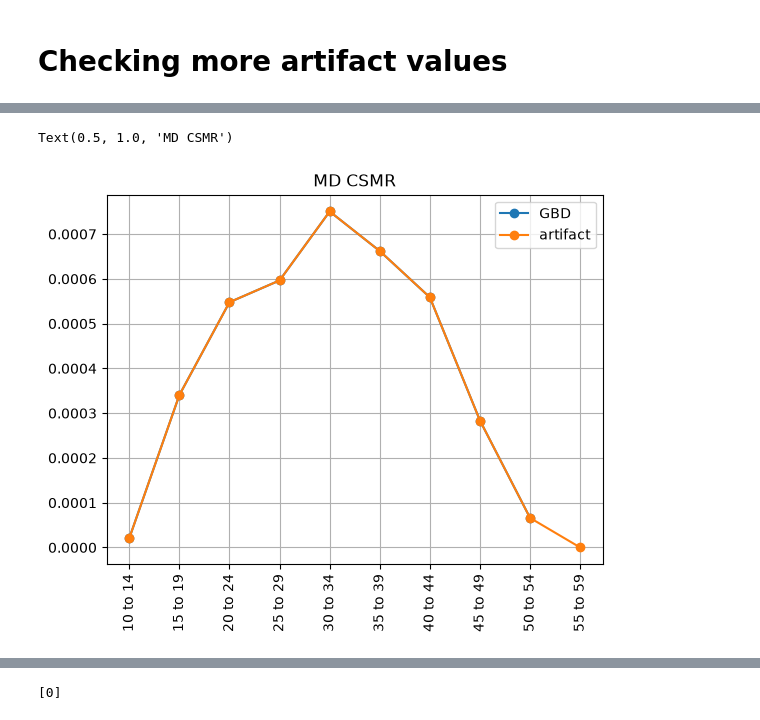
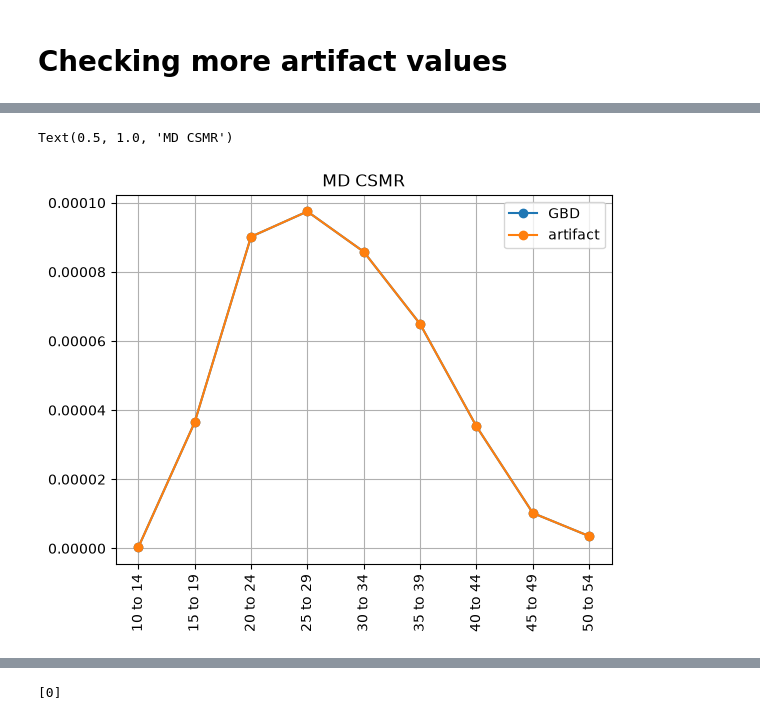
Before and after one commit to ihmeuw/vivarium_gates_lsff_2026, a Jupyter notebook: 5000_analyze_results/validation/pregnancy_model_NO/mat_dis_anemia.ipynb, the cells around one changed output, grey strips where cells are left out. Saved outputs shown, nothing was run; the diff lists cells and outputs as text; code cells hidden in the pictures.

Commit message:
Albrja/mic 7476/remove get draws (#72)

```diff
--- a/5000_analyze_results/validation/pregnancy_model_NO/mat_dis_anemia.ipynb
+++ b/5000_analyze_results/validation/pregnancy_model_NO/mat_dis_anemia.ipynb
@@ -537,16 +538,16 @@ plt.legend()
 # %%
 # MD anemia YLDs
 
-x = get_draws(release_id=16,
-                    year_id=YEAR_START,
-                    source='como',
-                    gbd_id_type='sequela_id',
-                    gbd_id=[182,183,184],
-                    measure_id=3,
-                    metric_id=3,
-                    sex_id=2,
-                    age_group_id=list(range(7,16)),
-                    location_id=location_id)
+x = get_machinery_estimates(entity='sequela',
+                            entity_id=[182,183,184],
+                            release_id=16,
+                            estimates='draws',
+                            year_id=YEAR_START,
+                            measure_id=3,
+                            metric_id=3,
+                            sex_id=2,
+                            age_group_id=list(range(7,16)),
+                            location_id=location_id)
 x = x.merge(get_ids('age_group'), on='age_group_id')
 x['age_start'] = x.age_group_name.str.split(' to ', expand=True)[0].astype(float)
 x['age_end'] = x.age_group_name.str.split(' to ', expand=True)[1].astype(float) + 1
@@ -635,14 +636,15 @@ Text(0.5, 1.0, 'Maternal disorders YLDs per non-fatal case')
 # %%
-gbd_csmr = get_outputs(release_id=16,
-                    year_id=YEAR_START,
-                    sex_id=2,
-                    age_group_id=list(range(7,17)),
-                    topic='cause',
-                    cause_id=366,
-                    measure_id=1,
-                    metric_id=3,
-                    location_id=location_id,
-                    #compare_version_id=7948
-                      )
+gbd_csmr = get_machinery_estimates(release_id=16,
+                                   year_id=YEAR_START,
+                                   sex_id=2,
+                                   age_group_id=list(range(7,17)),
+                                   entity='cause',
+                                   entity_id=366,
+                                   measure_id=1,
+                                   metric_id=3,
+                                   location_id=location_id,
+                                   add_names=True,
+                                   estimates=['PE', 'UI']
+                                   ).rename(columns={'point_estimate':'val'})
 gbd_csmr
 # %% [output]
@@ -660,16 +661,16 @@ gbd_csmr
 # %%
 plt.plot(gbd_csmr.age_group_name, gbd_csmr.val, marker='o', label='GBD')
-plt.plot(gbd_csmr.age_group_name, art.load('cause.maternal_disorders.cause_specific_mortality_rate').mean(axis=1),
+plt.plot(gbd_csmr.age_group_name, art.load('cause.maternal_disorders.cause_specific_mortality_rate').mean(axis=1)[0:len(gbd_csmr.age_group_name)],
         marker='o', label="artifact")
 plt.grid()
 plt.xticks(rotation=90)
 plt.legend()
 plt.title('MD CSMR')
 
     # These used to exactly replicate eachother... double check year_ids
 # %% [output]
 Text(0.5, 1.0, 'MD CSMR')
-[figure, old version]
+[figure, new version]
 # %%
 anemia_pt = pd.read_parquet(paths.measure_path(results_dir, "person_time_anemia"))
 anemia_pt = anemia_pt.loc[anemia_pt.scenario=='baseline']
```
Also changed, not shown: parts of 41 cells of this notebook, 17 other files.
